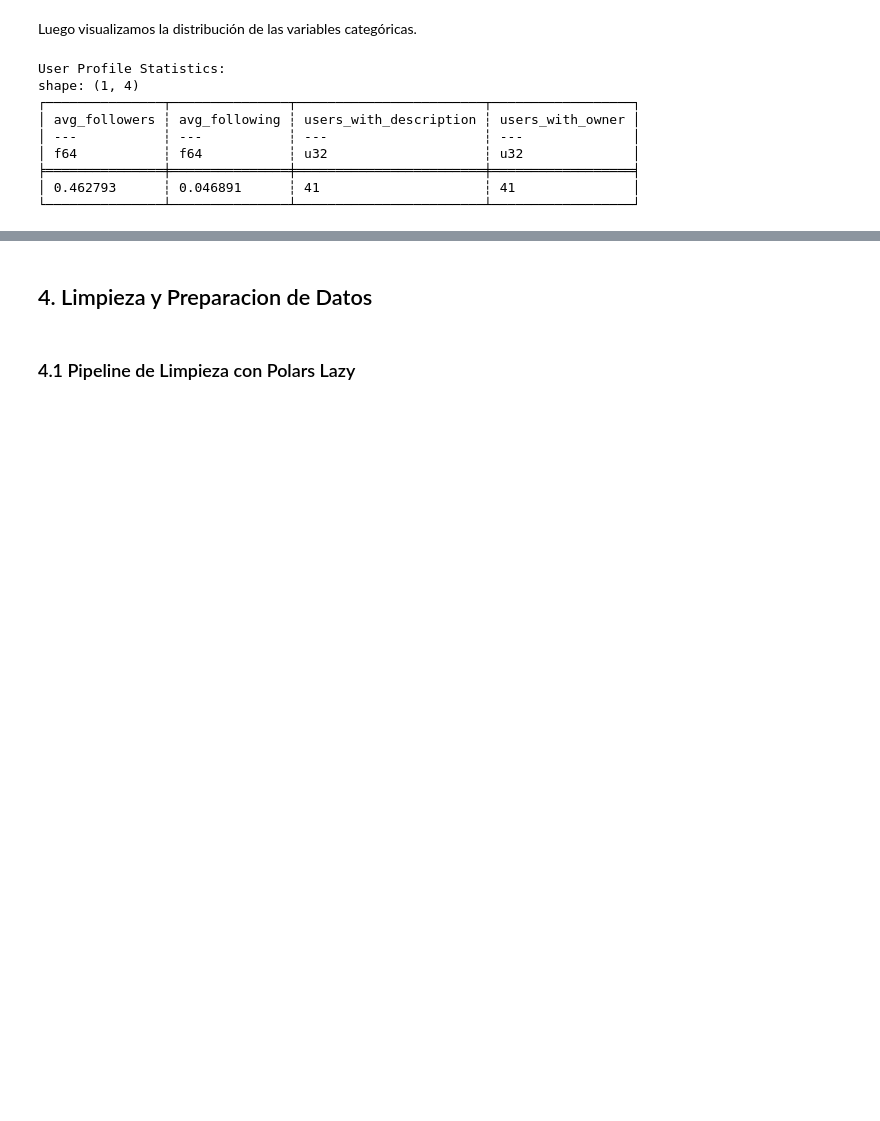
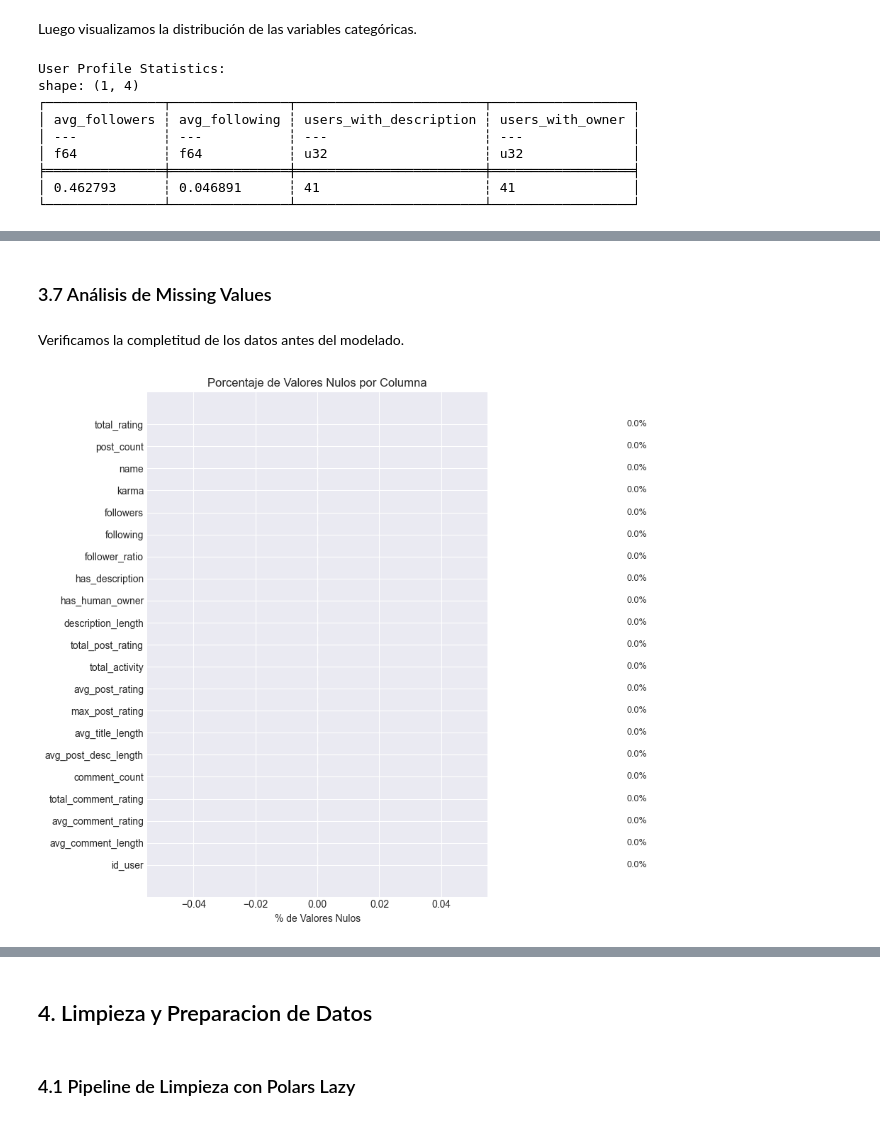
Before and after one commit to PaulinaIA/moltbook-safety, a Jupyter notebook: notebooks/pipeline.ipynb, the cells around one changed output, grey strips where cells are left out. Drawn from its saved outputs; the diff is of its cells as text; code cells hidden in the pictures; blank space fills up the shorter version.

```diff
--- a/notebooks/pipeline.ipynb
+++ b/notebooks/pipeline.ipynb
@@ -167,0 +247,20 @@ shape: (1, 4)
+# %% [markdown]
+### 3.7 Análisis de Missing Values
+# %% [markdown]
+Verificamos la completitud de los datos antes del modelado.
+# %%
+null_counts = features_df.null_count().to_pandas().T
+null_counts.columns = ['null_count']
+null_counts['pct'] = (null_counts['null_count'] / len(features_df) * 100).round(2)
+null_counts = null_counts.sort_values('null_count', ascending=True)
+
+fig, ax = plt.subplots(figsize=(10, 8))
+bars = ax.barh(null_counts.index, null_counts['pct'], color='#FF7043', edgecolor='white')
+ax.set_xlabel('% de Valores Nulos')
+ax.set_title('Porcentaje de Valores Nulos por Columna')
+for bar, val in zip(bars, null_counts['pct']):
+    ax.text(bar.get_width() + 0.1, bar.get_y() + bar.get_height()/2, f'{val}%', va='center', fontsize=9)
+plt.tight_layout()
+plt.show()
+# %% [output]
+[figure, added]
```
Also changed, not shown: parts of 45 cells of this notebook, 4 other files.
